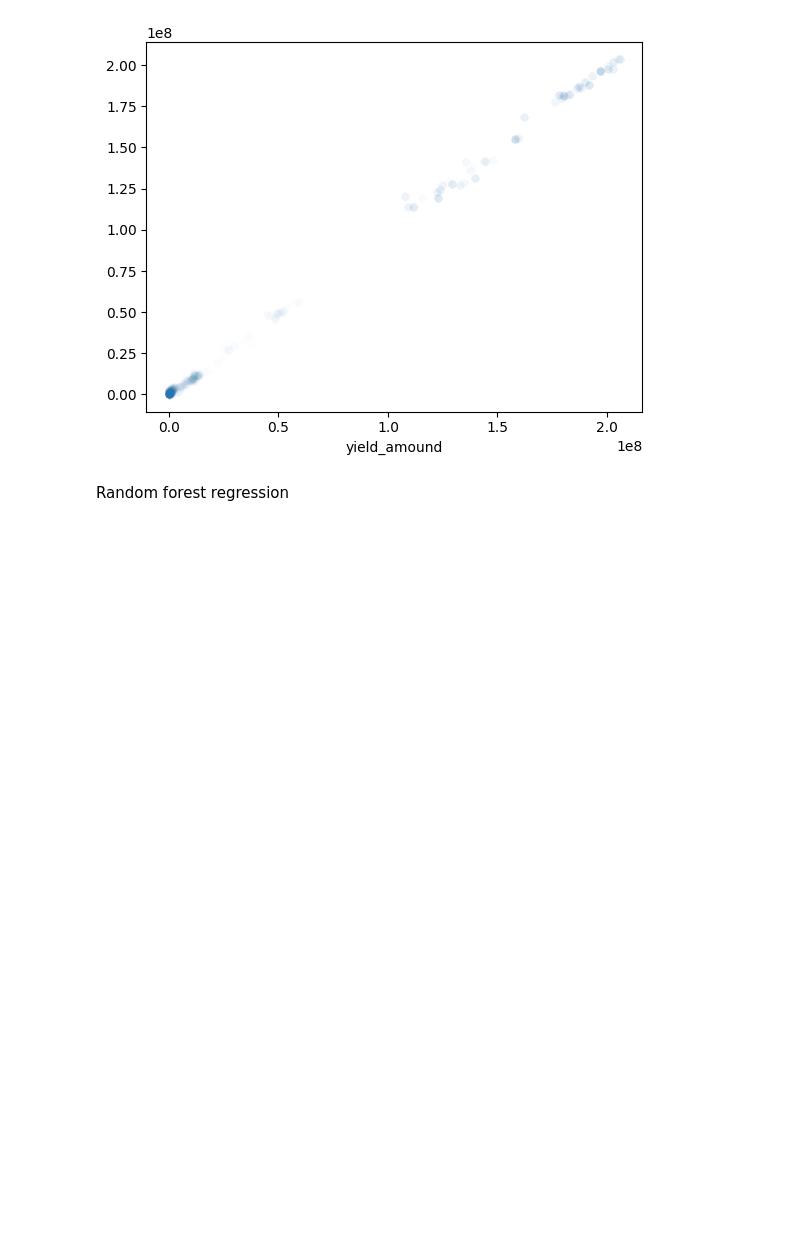
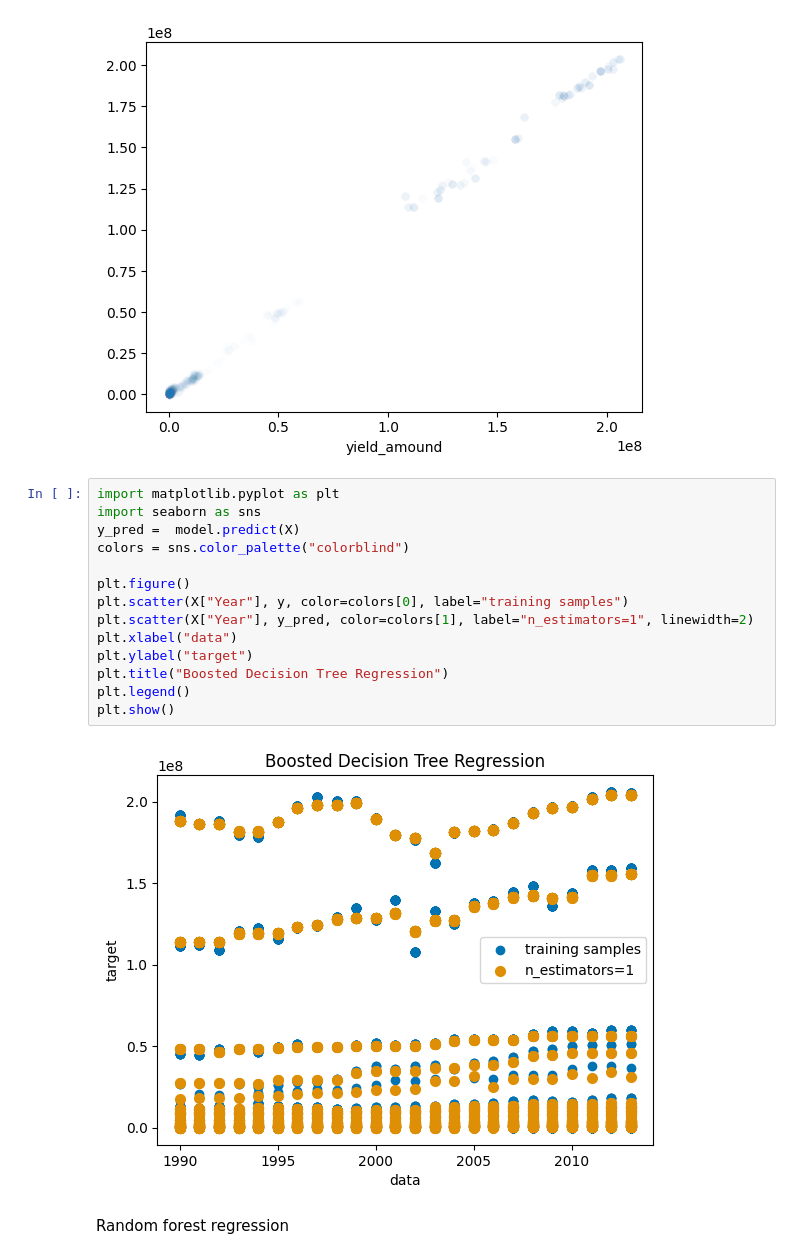
Before and after one commit to LucasJohannsenShadow/AVCD, a Jupyter notebook: machinelikedone.ipynb, the cells around one changed output. Saved outputs shown, nothing was run; the diff lists cells and outputs as text; blank space fills up the shorter version.

```diff
--- a/machinelikedone.ipynb
+++ b/machinelikedone.ipynb
@@ -140,6 +156,22 @@ sns.scatterplot(x=y_test, y=y_pred, alpha= 0.01)
 # %% [output]
 <Axes: xlabel='yield_amound'>
 [figure]
+# %%
+import matplotlib.pyplot as plt
+import seaborn as sns
+y_pred =  model.predict(X)
+colors = sns.color_palette("colorblind")
+
+plt.figure()
+plt.scatter(X["Year"], y, color=colors[0], label="training samples")
+plt.scatter(X["Year"], y_pred, color=colors[1], label="n_estimators=1", linewidth=2)
+plt.xlabel("data")
+plt.ylabel("target")
+plt.title("Boosted Decision Tree Regression")
+plt.legend()
+plt.show()
+# %% [output]
+[figure, added]
 # %% [markdown]
 Random forest regression
 # %%
```
Also changed, not shown: parts of 11 cells of this notebook.
